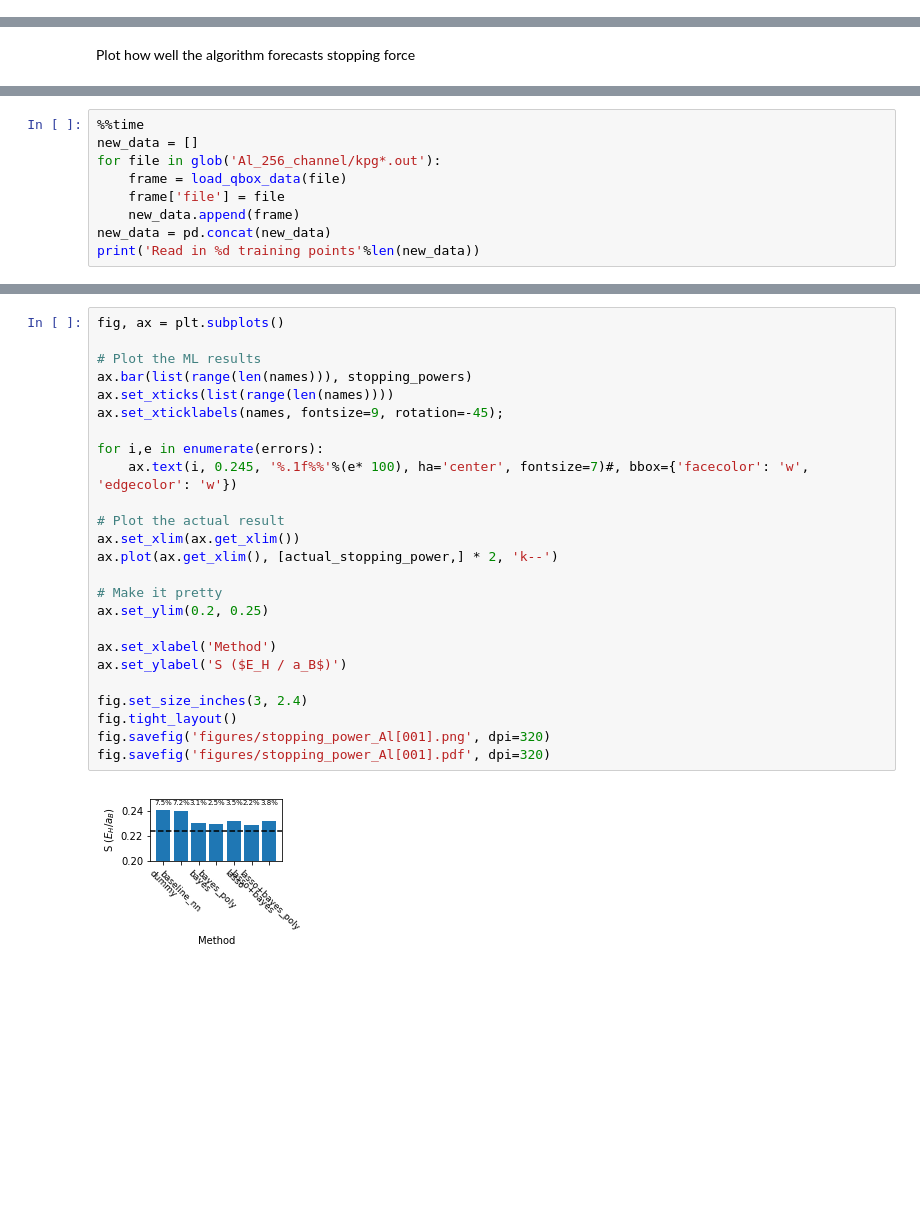
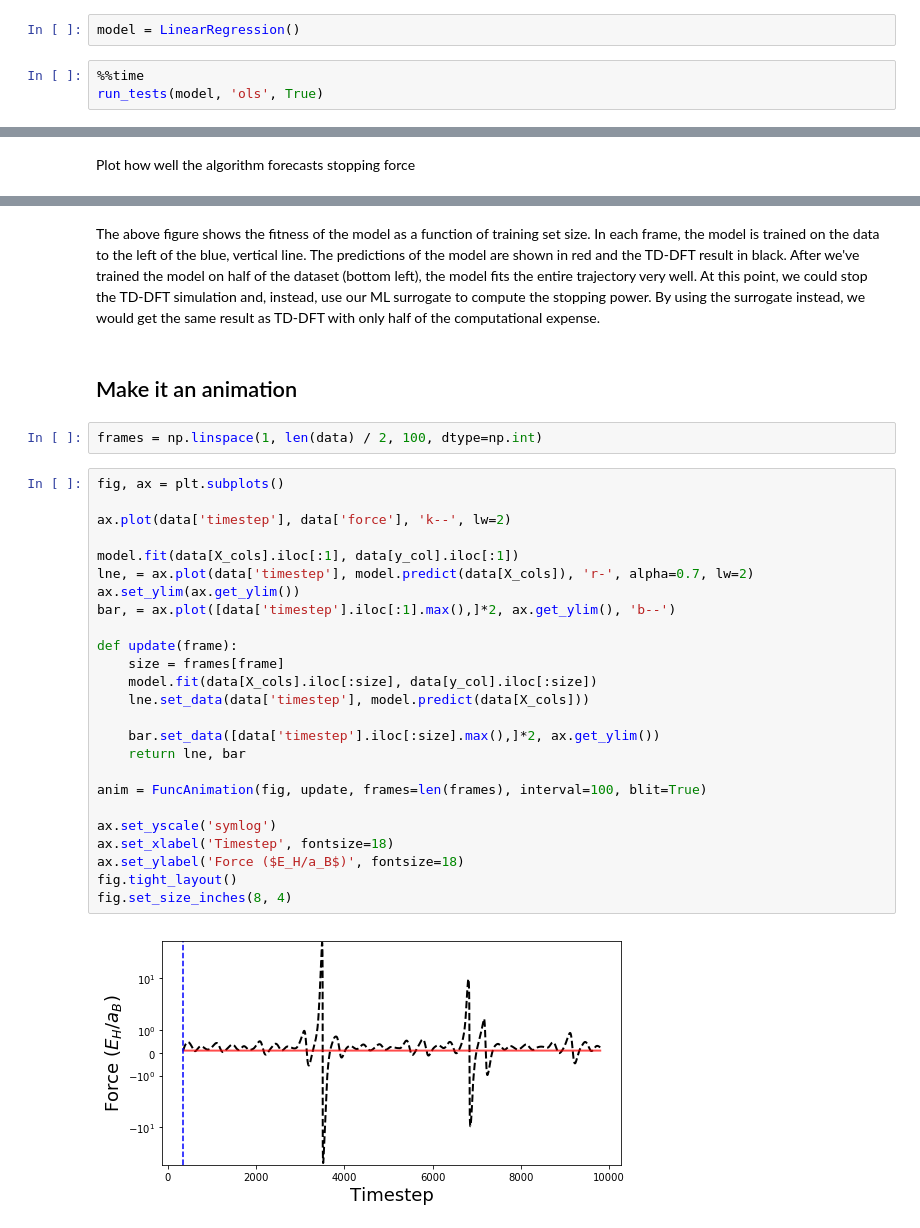
Before and after one commit to globus-labs/stopping-power-ml, a Jupyter notebook: build-machine-learning-model.ipynb, the cells around one changed output, grey strips where cells are left out. Drawn from its saved outputs; the diff is of its cells as text; blank space fills up the shorter version.

```diff
--- a/build-machine-learning-model.ipynb
+++ b/build-machine-learning-model.ipynb
@@ -240,0 +210,5 @@ Wall time: 1min 12s
+# %%
+model = LinearRegression()
+# %%
+%%time
+run_tests(model, 'ols', True)
@@ -490,9 +307,0 @@ Read in the data
-# %%
-%%time
-new_data = []
-for file in glob('Al_256_channel/kpg*.out'):
-    frame = load_qbox_data(file)
-    frame['file'] = file
-    new_data.append(frame)
-new_data = pd.concat(new_data)
-print('Read in %d training points'%len(new_data))
@@ -585,27 +308,33 @@ pd.DataFrame({'names':names,'S':stopping_powers, 'error':errors}).sort_values('e
-# %%
-fig, ax = plt.subplots()
-
-# Plot the ML results
-ax.bar(list(range(len(names))), stopping_powers)
-ax.set_xticks(list(range(len(names))))
-ax.set_xticklabels(names, fontsize=9, rotation=-45);
-
-for i,e in enumerate(errors):
-    ax.text(i, 0.245, '%.1f%%'%(e* 100), ha='center', fontsize=7)#, bbox={'facecolor': 'w', 'edgecolor': 'w'})
-
-# Plot the actual result
-ax.set_xlim(ax.get_xlim())
-ax.plot(ax.get_xlim(), [actual_stopping_power,] * 2, 'k--')
-
-# Make it pretty
-ax.set_ylim(0.2, 0.25)
-
-ax.set_xlabel('Method')
-ax.set_ylabel('S ($E_H / a_B$)')
-
-fig.set_size_inches(3, 2.4)
-fig.tight_layout()
-fig.savefig('figures/stopping_power_Al[001].png', dpi=320)
-fig.savefig('figures/stopping_power_Al[001].pdf', dpi=320)
-# %% [output]
-[figure, removed]
+# %% [markdown]
+The above figure shows the fitness of the model as a function of training set size. In each frame, the model is trained on the data to the left of the blue, vertical line. The predictions of the model are shown in red and the TD-DFT result in black. After we've trained the model on half of the dataset (bottom left), the model fits the entire trajectory very well. At this point, we could stop the TD-DFT simulation and, instead, use our ML surrogate to compute the stopping power. By using the surrogate instead, we would get the same result as TD-DFT with only half of the computational expense.
+# %% [markdown]
+## Make it an animation
+# %%
+frames = np.linspace(1, len(data) / 2, 100, dtype=np.int)
+# %%
+fig, ax = plt.subplots()
+
+ax.plot(data['timestep'], data['force'], 'k--', lw=2)
+
+model.fit(data[X_cols].iloc[:1], data[y_col].iloc[:1])
+lne, = ax.plot(data['timestep'], model.predict(data[X_cols]), 'r-', alpha=0.7, lw=2)
+ax.set_ylim(ax.get_ylim())
+bar, = ax.plot([data['timestep'].iloc[:1].max(),]*2, ax.get_ylim(), 'b--')
+
+def update(frame):
+    size = frames[frame]
+    model.fit(data[X_cols].iloc[:size], data[y_col].iloc[:size])
+    lne.set_data(data['timestep'], model.predict(data[X_cols]))
+
+    bar.set_data([data['timestep'].iloc[:size].max(),]*2, ax.get_ylim())
+    return lne, bar
+
+anim = FuncAnimation(fig, update, frames=len(frames), interval=100, blit=True)
+
+ax.set_yscale('symlog')
+ax.set_xlabel('Timestep', fontsize=18)
+ax.set_ylabel('Force ($E_H/a_B$)', fontsize=18)
+fig.tight_layout()
+fig.set_size_inches(8, 4)
+# %% [output]
+[figure, added]
```
Also changed, not shown: parts of 67 cells of this notebook, 2 other files.
